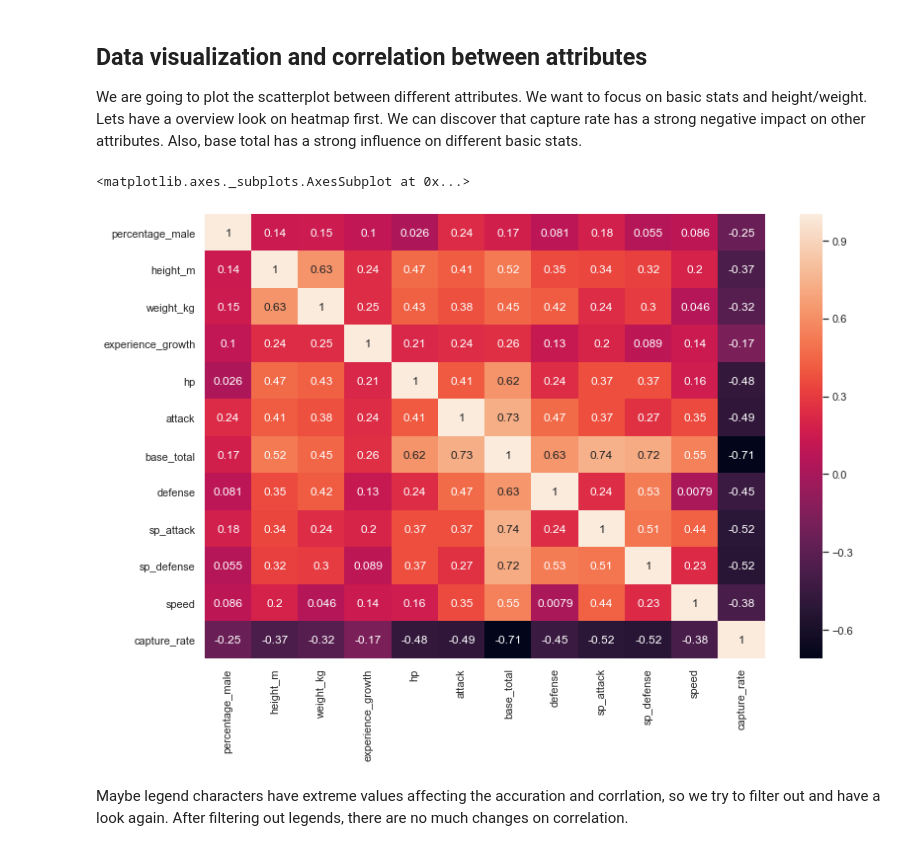
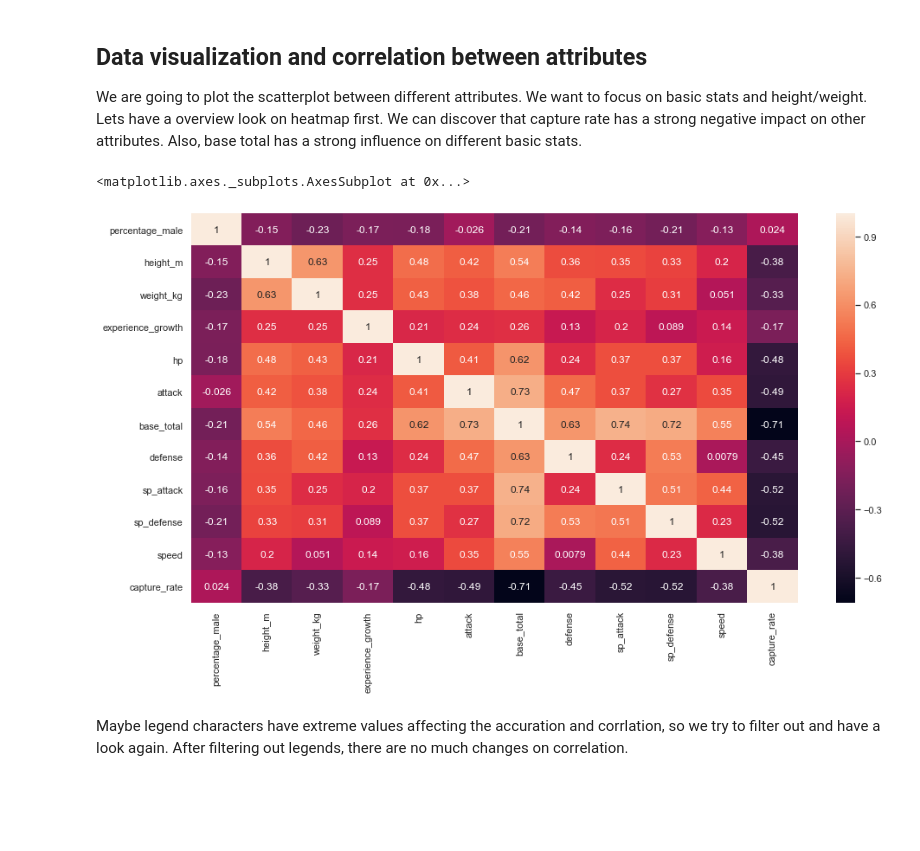
Before and after one commit to cyleung428/pokemon_anaylsis, a Jupyter notebook: pokemon.ipynb, the cells around one changed output. Drawn from its saved outputs; the diff is of its cells as text; code cells hidden in the pictures; blank space fills up the shorter version.

```diff
--- a/pokemon.ipynb
+++ b/pokemon.ipynb
@@ -10,13 +10,13 @@ import pandas as pd # data processing, CSV file I/O (e.g. pd.read_csv)
 # %% [markdown]
 First, read the csv file
 # %%
-X_full = pd.read_csv("data.csv")
+X_full = pd.read_excel("data.xlsx")
 # %% [markdown]
 List out the data to see the information
 # %%
 import matplotlib.pyplot as plt
 import seaborn as sns
-sns.set(rc={'figure.figsize':(12.7,8.27)})
+sns.set(rc={'figure.figsize':(15.7,8.27)})
 X_full.info()
 # %% [output]
 <class 'pandas.core.frame.DataFrame'>
@@ -47,15 +47,15 @@ X_full['percentage_male'].fillna(0, inplace=True)
 ## Data visualization and correlation between attributes
 We are going to plot the scatterplot between different attributes. We want to focus on basic stats and height/weight. Lets have a overview look on heatmap first. We can discover that capture rate has a strong negative impact on other attributes. Also, base total has a strong influence on different basic stats.
 # %%
-pokemon_mfeatures = ['percentage_male','type1', 'type2', 'height_m', 'weight_kg',
+pokemon_mfeatures = ['percentage_male', 'height_m', 'weight_kg',
                      'experience_growth', 'hp', 'attack','base_total',
                      'defense','sp_attack', 'sp_defense', 'speed', 'capture_rate']
 poke_mval = X_full[pokemon_mfeatures]
 X = pd.DataFrame(poke_mval)
 sns.heatmap(X.corr(), annot = True)
 # %% [output]
 <matplotlib.axes._subplots.AxesSubplot at 0x...>
-[figure, old version]
+[figure, new version]
 # %% [markdown]
 Maybe legend characters have extreme values affecting the accuration and corrlation, so we try to filter out and have a look again. After filtering out legends, there are no much changes on correlation.
 # %%
```
Also changed, not shown: parts of 19 cells of this notebook, 1 other file.
